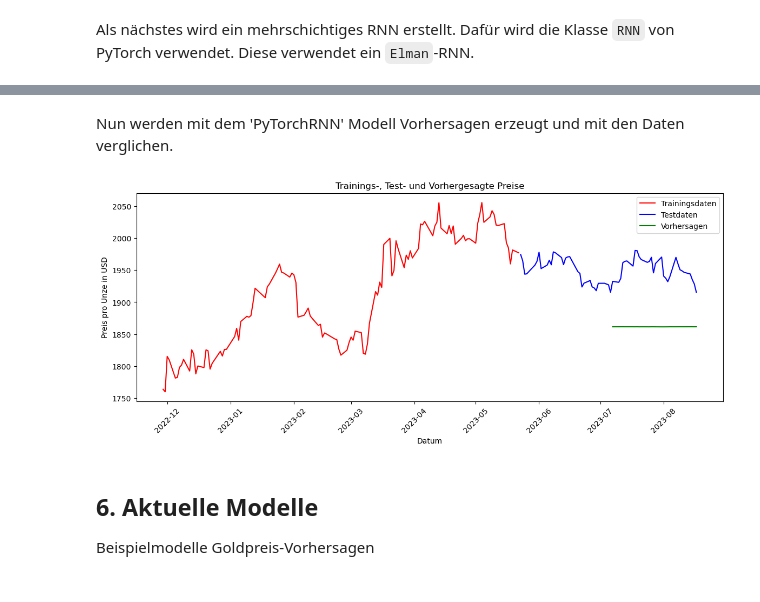
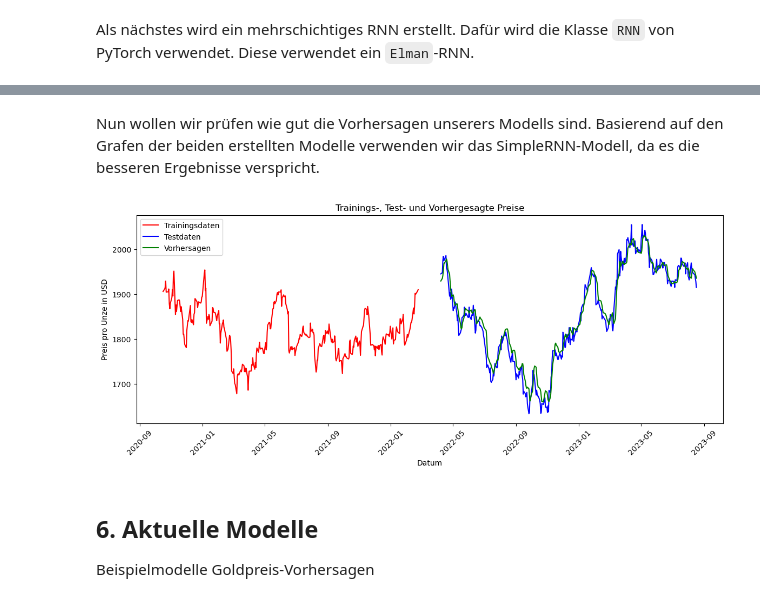
Before and after one commit to TTomczek/DL-Time-Series-Forecasting-With-RNNs, a Jupyter notebook: ausarbeitung.ipynb, the cells around one changed output, grey strips where cells are left out. Cells and saved outputs as stored; diff of their text form; code cells hidden in the pictures.

Commit message:
SimpleRNN Implementierung repariert

```diff
--- a/ausarbeitung.ipynb
+++ b/ausarbeitung.ipynb
@@ -402,10 +402,10 @@ class TimeSeriesDataset(Dataset):
 # %% [markdown]
 In der folgenden Zelle werden die Daten in Trainings- und Testdaten unterteilt und jeweils in einem DataLoader bereitgestellt. Wir verwenden dabei eine Sequenzlänge von 30 (für einen Monat) und eine Batchgröße von 32. Als Testdaten werden die letzten zwei Monate verwendet.
 # %%
-sequence_length = 30 # Wie weit soll das Modell in die Vergangenheit schauen
+sequence_length = 31 # Wie weit soll das Modell in die Vergangenheit schauen
 batch_size = 32
-train_data = data[:len(data) - sequence_length * 2] # Train-Daten sind alle Daten bis auf die letzten sequence_length * 2
-test_data = data[-sequence_length * 2:] # Test-Daten sind die letzten sequence_length * 2
+train_data = data[:len(data) - sequence_length * 12] # Train-Daten sind alle Daten bis auf die letzten sequence_length * 2
+test_data = data[-sequence_length * 12:] # Test-Daten sind die letzten sequence_length * 2
 
 train_dataset = TimeSeriesDataset(train_data, sequence_length)
 train_dataloader = DataLoader(train_dataset, batch_size=batch_size, shuffle=False) # Shuffle=False Um die sequentiellen Informationen zu bewahren
@@ -514,18 +514,22 @@ class SimpleRNN(nn.Module):
         super(SimpleRNN, self).__init__()
         self.hidden_size = hidden_size
         self.i2h = nn.Linear(input_size + hidden_size, hidden_size)
-        self.i2o = nn.Linear(input_size + hidden_size, output_size)
+        self.i2o = nn.Linear(hidden_size, output_size)
         self.activation = nn.Tanh()
 
     def forward(self, input, hidden):
-        combined = torch.cat((input, hidden), 2)
-        hidden = self.i2h(combined)
-        output = self.i2o(combined)
-        output = self.activation(output)
-        return output
+        outputs = []
+        for i in range(input.size(1)):
+            combined = torch.cat((input[:, i, :], hidden), 1)
+            hidden = self.i2h(combined)
+            hidden = self.activation(hidden)
+            output = self.i2o(hidden)
+            outputs.append(output)
+        outputs = torch.stack(outputs, dim=1)
+        return outputs
 
     def initHidden(self, batch_size, seq_length):
-        return torch.zeros(batch_size, seq_length, self.hidden_size)
+        return torch.zeros(batch_size, self.hidden_size)
 # %%
 # Modell initialisieren
 input_size = data.shape[1] # Anzahl der Spalten
@@ -592,5 +596,5 @@ plot_results(train_mse_ptr, test_mse_ptr, label_txt='MSE')
 # %% [markdown]
-Nun werden mit dem 'PyTorchRNN' Modell Vorhersagen erzeugt und mit den Daten verglichen.
+Nun wollen wir prüfen wie gut die Vorhersagen unserers Modells sind. Basierend auf den Grafen der beiden erstellten Modelle verwenden wir das SimpleRNN-Modell, da es die besseren Ergebnisse verspricht.
 # %%
 def predict(model, test_dataloader, device):
     model.eval()
@@ -601,16 +605,16 @@ def predict(model, test_dataloader, device):
             inputs = inputs.to(device)
             hidden = model.initHidden(inputs.size(0), inputs.size(1)).to(device)
             outputs = model(inputs, hidden)
-            outputs = outputs[:, -1, :]
-            predictions.extend(outputs.cpu().numpy())
+            output = outputs[:, -1, :]
+            predictions.extend(output.cpu().numpy())
 
     return predictions
 # %%
 def plot_predictions(predictions, train_data, test_data, train_dates, test_dates):
     plt.figure(figsize=(14, 5))
-    plt.plot(train_dates[-120:], scaler.inverse_transform(train_data[-120:]), label="Trainingsdaten", color='red')
-    plt.plot(test_dates[-120:], scaler.inverse_transform(test_data[-120:]), label="Testdaten", color='blue')
-    plt.plot(test_dates[-30:], predictions, label="Vorhersagen", color='green')
+    plt.plot(train_dates[-341:], scaler.inverse_transform(train_data[-341:]), label="Trainingsdaten", color='red')
+    plt.plot(test_dates[-341:], scaler.inverse_transform(test_data[-341:]), label="Testdaten", color='blue')
+    plt.plot(test_dates[-341:], predictions, label="Vorhersagen", color='green')
     plt.legend()
     plt.xlabel('Datum')
     plt.ylabel('Preis pro Unze in USD')
@@ -620,18 +624,18 @@ def plot_predictions(predictions, train_data, test_data, train_dates, test_dates
 # %%
 # Vorhersagen treffen
 device = torch.device('cuda:0' if torch.cuda.is_available() else 'cpu')
-predictions = predict(modelPTR, test_dataloader, device)
+predictions = predict(simpleModel, test_dataloader, device)
 
 train_dates = df['Date'][:len(train_data)]
 test_dates = df['Date'][len(train_data):len(train_data) + len(test_data)]
 
 # Daten skalieren
 predictions = scaler.inverse_transform(predictions)
 
 # Plotten der Ergebnisse
 plot_predictions(predictions, train_data, test_data, train_dates, test_dates)
 # %% [output]
-[figure, old version]
+[figure, new version]
 # %% [markdown]
 ## 6. Aktuelle Modelle
 Beispielmodelle Goldpreis-Vorhersagen
```
Also changed, not shown: parts of 3 cells of this notebook.
